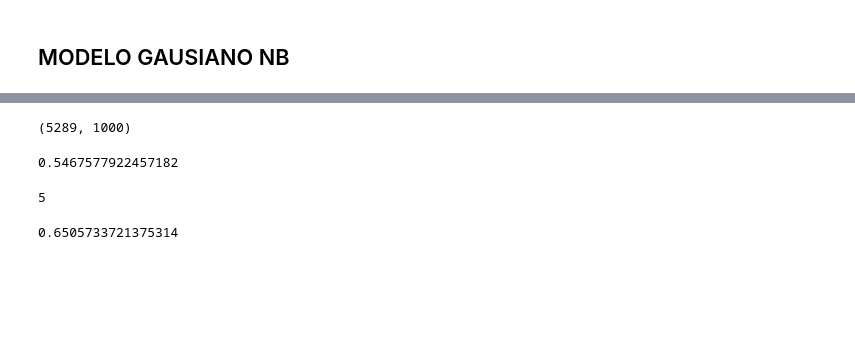
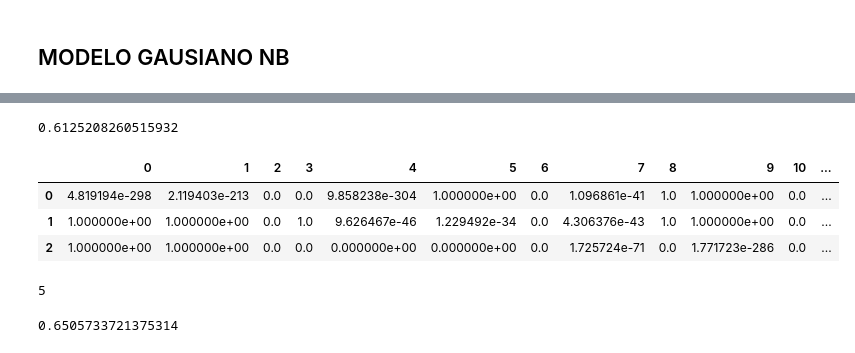
Before and after one commit to dljaimes/Advanced-Methods-in-Data-Analysis_1_Grupo_5, a Jupyter notebook: Proyecto_3_Leo.ipynb, the cells around one changed output, grey strips where cells are left out. Saved outputs shown, nothing was run; the diff lists cells and outputs as text; code cells hidden in the pictures; blank space fills up the shorter version.

```diff
--- a/Proyecto_3_Leo.ipynb
+++ b/Proyecto_3_Leo.ipynb
@@ -206,6 +219,9 @@ for i in range(1,3):
 # %%
-vect = CountVectorizer(max_features=5000)
+# Usando el countvectorizer de scikit learn:
+
+vect = CountVectorizer(max_features=5000, min_df=0.005)
 X_dtm = vect.fit_transform(dataTraining['plot_low_rm_stem'])
+voca_coun_vec = vect.vocabulary_ # vocabulario de countvectorizer()
+
 print(X_dtm.shape)
-voca_coun_vec = vect.vocabulary_
 # %% [output]
@@ -304,16 +288,19 @@ Wall time: 9.09 s
 OneVsRestClassifier(estimator=GaussianNB(priors=None, var_smoothing=1e-09),
                     n_jobs=None)
-# %%
-X_train.shape
-# %% [output]
-(5289, 1000)
 # %%
+# Predicciones modelo Naive Bayes
+
 pred_gbc = nb_c.predict_proba(X_test)
 roc_auc_score(y_test_genres, pred_gbc, average='macro')
 # %% [output]
-0.5467577922457182
+0.6125208260515932
 # %%
-pd.DataFrame(pred_gbc)
+pd.DataFrame(pred_gbc).head(3)
+# %% [output]
+|  | 0 | 1 | 2 | 3 | 4 | 5 | 6 | 7 | 8 | 9 | 10 | ... |
+| 0 | 4.819194e-298 | 2.119403e-213 | 0.0 | 0.0 | 9.858238e-304 | 1.000000e+00 | 0.0 | 1.096861e-41 | 1.0 | 1.000000e+00 | 0.0 | ... |
+| 1 | 1.000000e+00 | 1.000000e+00 | 0.0 | 1.0 | 9.626467e-46 | 1.229492e-34 | 0.0 | 4.306376e-43 | 1.0 | 1.000000e+00 | 0.0 | ... |
+| 2 | 1.000000e+00 | 1.000000e+00 | 0.0 | 0.0 | 0.000000e+00 | 0.000000e+00 | 0.0 | 1.725724e-71 | 0.0 | 1.771723e-286 | 0.0 | ... |
 # %%
 # Calibración Gradient Boosting:
 # %% [output]
```
Also changed, not shown: parts of 50 cells of this notebook.
